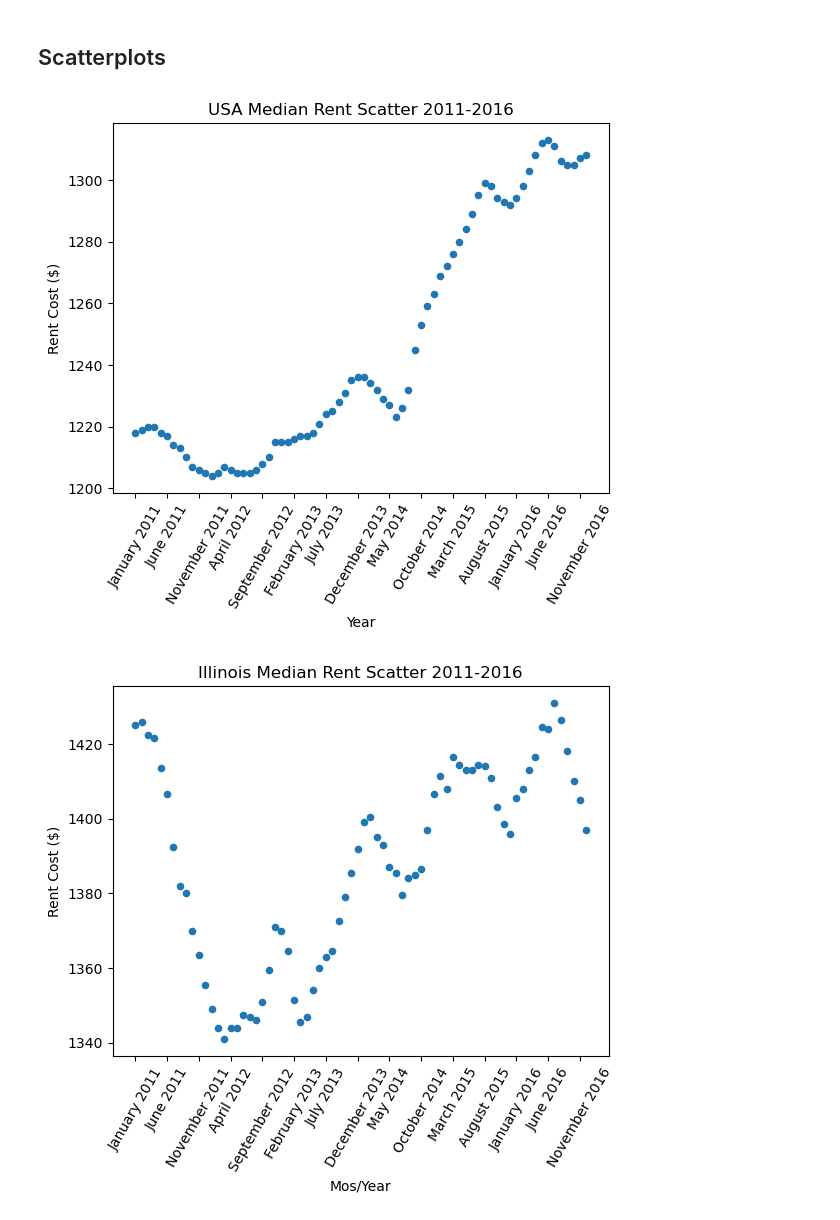
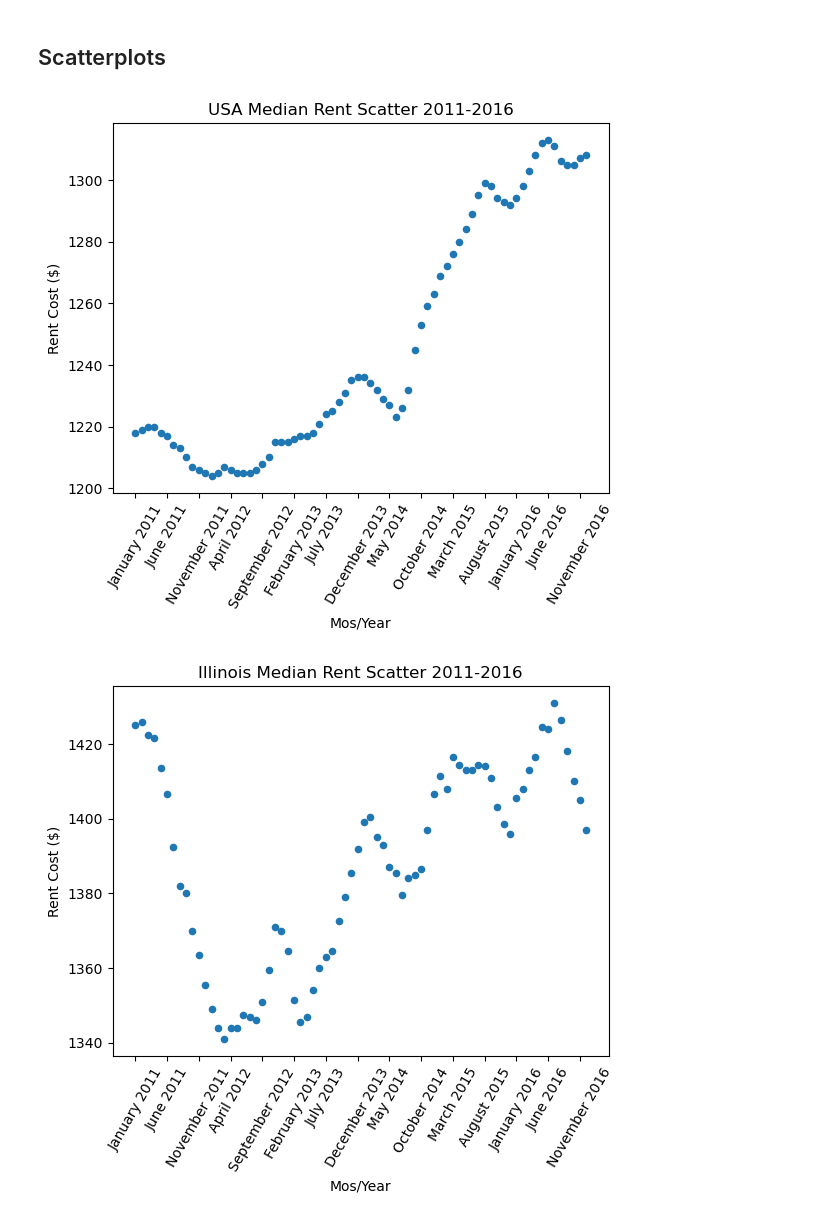
Before and after one commit to NoahShore/Group_7_Challenge_1, a Jupyter notebook: rent_data_analysis.ipynb, the cells around one changed output. Cells and saved outputs as stored; diff of their text form; code cells hidden in the pictures.

Commit message:
Updating Script and Images

```diff
--- a/rent_data_analysis.ipynb
+++ b/rent_data_analysis.ipynb
@@ -630,23 +630,23 @@ plt.show()
 # %%
 #Scatterplot to show USA median rent data over time
 #Used https://stackabuse.com/change-tick-frequency-in-matplotlib/
 #to help with spacing out x ticks
 USAdata={
     "Dates":columns_list,
     "Prices":US_med_list
 }
 
 USAdf=pd.DataFrame(USAdata)
 
 USAdf.plot(x ='Dates', y ='Prices', kind='scatter')
 plt.title("USA Median Rent Scatter 2011-2016")
-plt.xlabel("Year")
+plt.xlabel("Mos/Year")
 plt.xticks(np.arange(0, len(columns_list), 5),rotation=60)
 plt.ylabel("Rent Cost ($)")
 plt.savefig('Visualizations Outputs\\USA_Scatter.png')
 plt.show()
 # %% [output]
-[figure, old version]
+[figure, new version]
 # %%
 #Scatterplot to show IL median rent data over time
 #Used https://stackabuse.com/change-tick-frequency-in-matplotlib/
```
